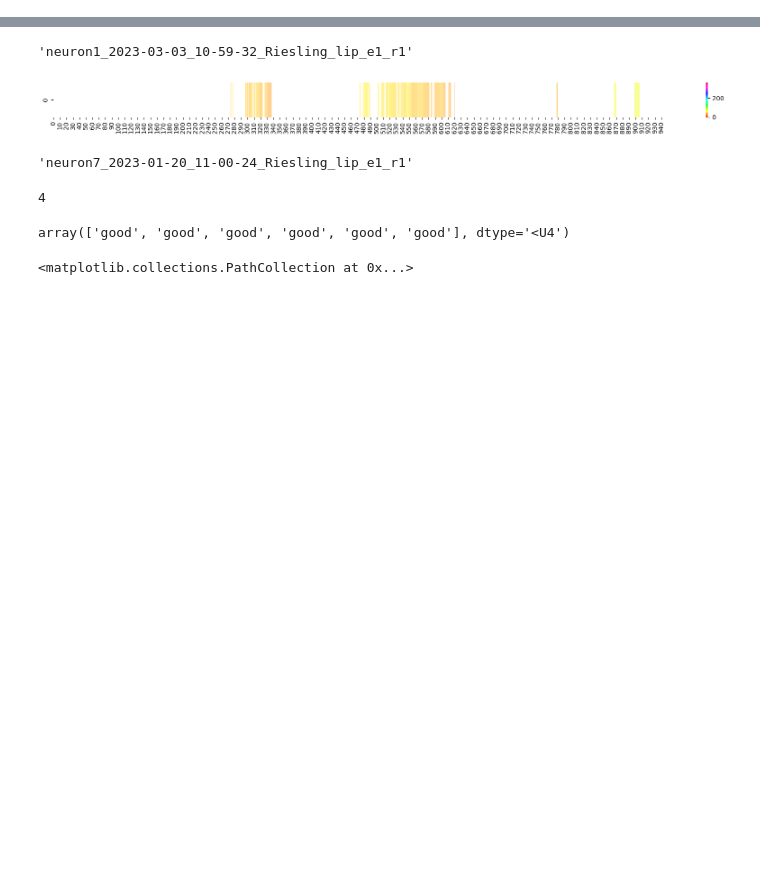
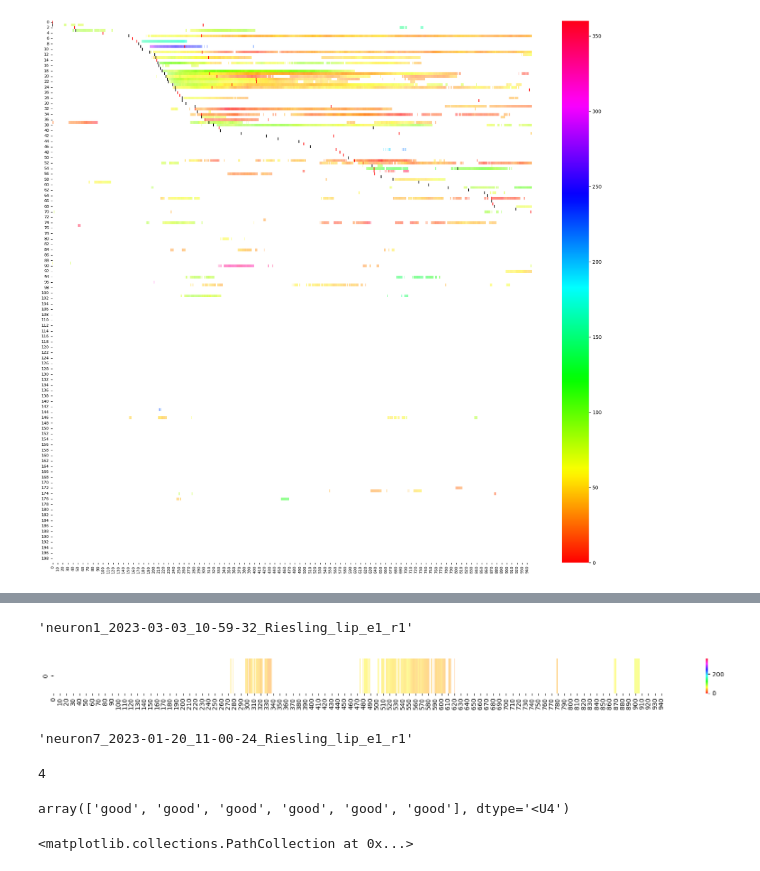
Before and after one commit to Ibos-lab/EphysVibe, a Jupyter notebook: examples/auc_roc.ipynb, the cells around one changed output, grey strips where cells are left out. Cells and saved outputs as stored; diff of their text form; code cells hidden in the pictures; blank space fills up the shorter version.

```diff
--- a/examples/auc_roc.ipynb
+++ b/examples/auc_roc.ipynb
@@ -211,3 +210,26 @@ orient_max = np.nanargmax(s_orient,axis=1)
 orient_max=np.where(np.logical_and(orient_max==0,np.isnan(s_orient[:,-1])),np.nan,orient_max)
 color_max = np.nanargmax(s_color,axis=1)
 color_max=np.where(np.logical_and(color_max==0,np.isnan(s_color[:,-1])),np.nan,color_max)
+# %%
+c_o_mask = np.argmin([color_max,orient_max],axis=0)
+c_mask = c_o_mask==0
+o_mask = c_o_mask == 1
+c_o_max = np.nanmin([color_max,orient_max],axis=0)
+idx_orient_sort = np.argsort(c_o_max)
+#idx_orient_sort=idx_orient_sort[c_o_max[idx_orient_sort]!=0]
+
+fig,ax = plt.subplots(figsize=(22,20))
+#ax.vlines([200,650],0,200)
+g = sns.heatmap(np.array(all_ang)[idx_orient_sort],cmap=cmap,vmin=0,vmax=360,alpha=f_all_mag[idx_orient_sort],mask=mask[idx_orient_sort],ax=ax)#,yticklabels=np.arange(len(all_ang[idx_orient_sort])))
+g.tick_params(labelsize=8)
+
+ax.scatter(color_max[idx_orient_sort],np.arange(len(c_o_max[idx_orient_sort]))+0.5,marker='|',color='r',label='color')
+ax.scatter(orient_max[idx_orient_sort],np.arange(len(c_o_max[idx_orient_sort]))+0.5,marker='|',color='k',label='orientation')
+#ax.scatter(c_o_max[idx_orient_sort],np.arange(len(c_o_max[idx_orient_sort]))+0.5,marker='|')
+#ax.set_yticks(np.arange(len(all_ang)))
+#g.set_ylabel(np.array(np.arange(len(all_ang)),dtype=str))
+# ax.set_xlabel(np.arange(-200,len(all_ang[0])-200))
+#fig.legend(fontsize=9)
+plt.show()
+# %% [output]
+[figure, added]
```
Also changed, not shown: parts of 8 cells of this notebook.
